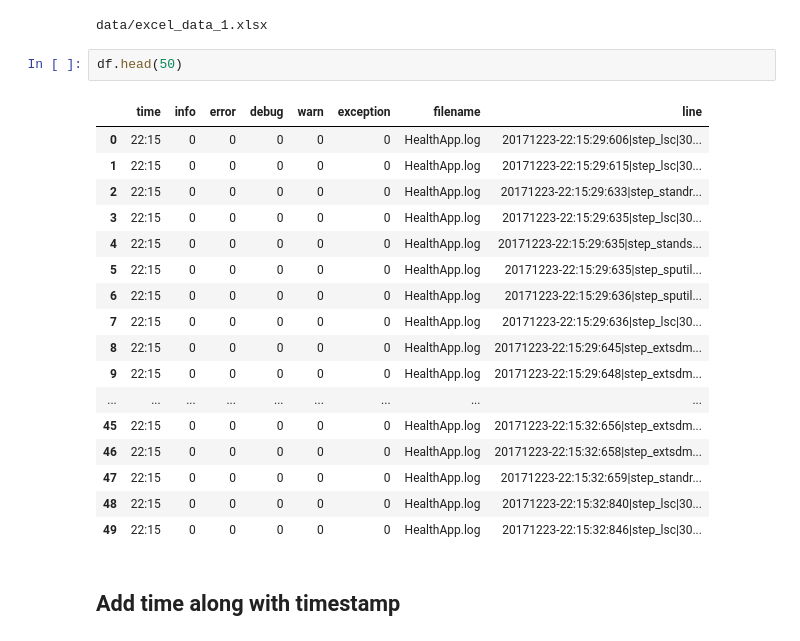
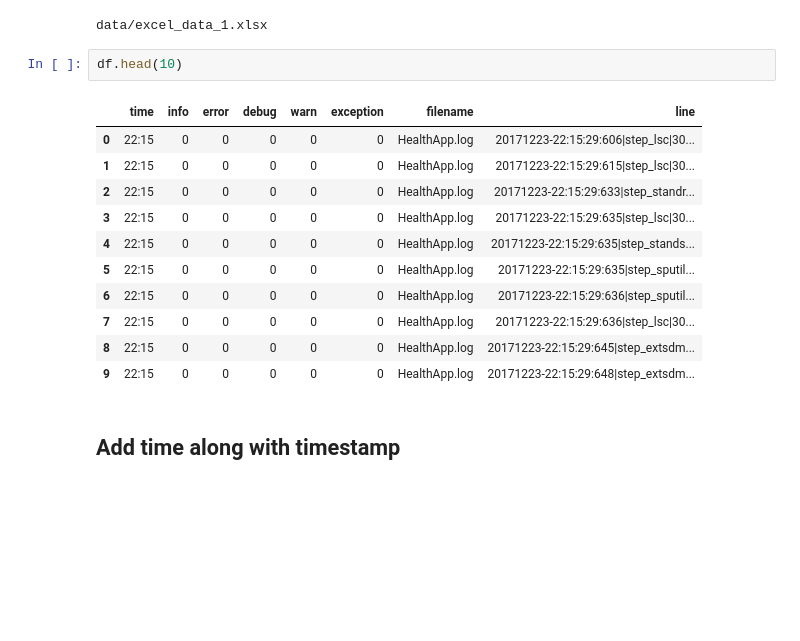
Before and after one commit to rvirjn/sddc_lcm, a Jupyter notebook: main.ipynb, the cells around one changed output. Cells and saved outputs as stored; diff of their text form; blank space fills up the shorter version.

```diff
--- a/main.ipynb
+++ b/main.ipynb
@@ -301,25 +301,19 @@ df = pd.read_excel(excel_file_path)
 # %% [output]
 data/excel_data_1.xlsx
 # %%
-df.head(50)
+df.head(10)
 # %% [output]
 |  | time | info | error | debug | warn | exception | filename | line |
 | 0 | 22:15 | 0 | 0 | 0 | 0 | 0 | HealthApp.log | 20171223-22:15:29:606|step_lsc|30... |
 | 1 | 22:15 | 0 | 0 | 0 | 0 | 0 | HealthApp.log | 20171223-22:15:29:615|step_lsc|30... |
 | 2 | 22:15 | 0 | 0 | 0 | 0 | 0 | HealthApp.log | 20171223-22:15:29:633|step_standr... |
 | 3 | 22:15 | 0 | 0 | 0 | 0 | 0 | HealthApp.log | 20171223-22:15:29:635|step_lsc|30... |
 | 4 | 22:15 | 0 | 0 | 0 | 0 | 0 | HealthApp.log | 20171223-22:15:29:635|step_stands... |
 | 5 | 22:15 | 0 | 0 | 0 | 0 | 0 | HealthApp.log | 20171223-22:15:29:635|step_sputil... |
 | 6 | 22:15 | 0 | 0 | 0 | 0 | 0 | HealthApp.log | 20171223-22:15:29:636|step_sputil... |
 | 7 | 22:15 | 0 | 0 | 0 | 0 | 0 | HealthApp.log | 20171223-22:15:29:636|step_lsc|30... |
 | 8 | 22:15 | 0 | 0 | 0 | 0 | 0 | HealthApp.log | 20171223-22:15:29:645|step_extsdm... |
 | 9 | 22:15 | 0 | 0 | 0 | 0 | 0 | HealthApp.log | 20171223-22:15:29:648|step_extsdm... |
-| ... | ... | ... | ... | ... | ... | ... | ... | ... |
-| 45 | 22:15 | 0 | 0 | 0 | 0 | 0 | HealthApp.log | 20171223-22:15:32:656|step_extsdm... |
-| 46 | 22:15 | 0 | 0 | 0 | 0 | 0 | HealthApp.log | 20171223-22:15:32:658|step_extsdm... |
-| 47 | 22:15 | 0 | 0 | 0 | 0 | 0 | HealthApp.log | 20171223-22:15:32:659|step_standr... |
-| 48 | 22:15 | 0 | 0 | 0 | 0 | 0 | HealthApp.log | 20171223-22:15:32:840|step_lsc|30... |
-| 49 | 22:15 | 0 | 0 | 0 | 0 | 0 | HealthApp.log | 20171223-22:15:32:846|step_lsc|30... |
 # %% [markdown]
 ## Add time along with  timestamp
 # %%
```
Also changed, not shown: parts of 19 cells of this notebook.
